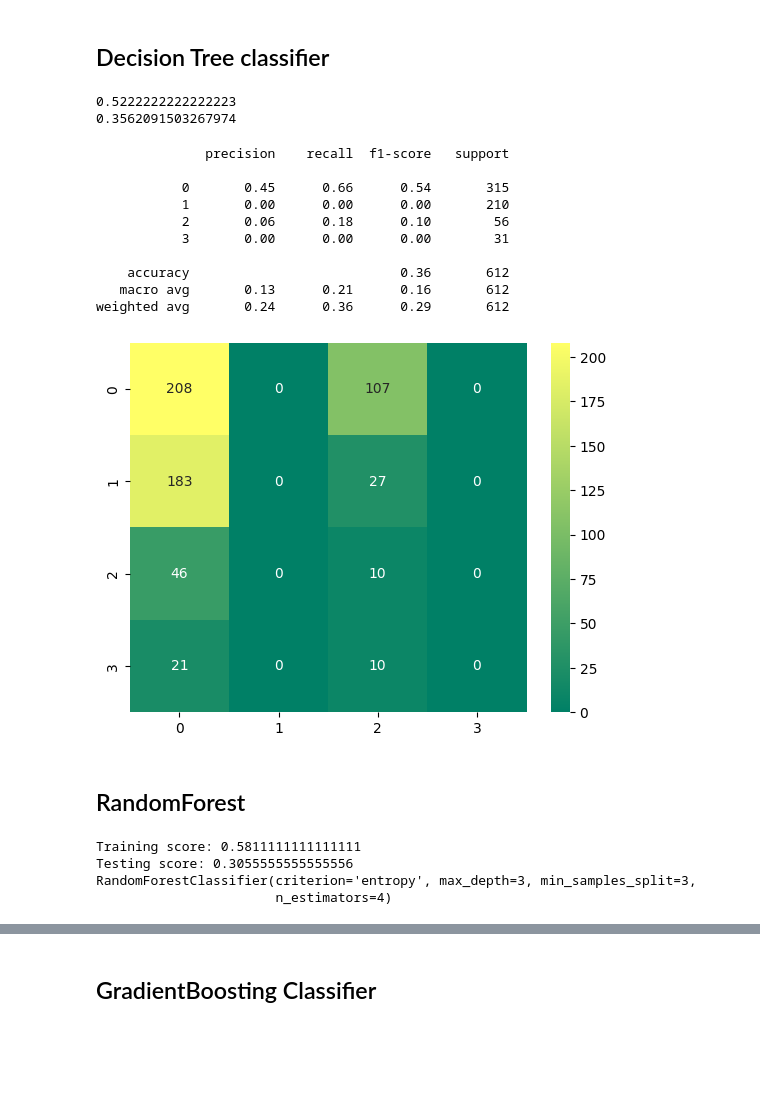
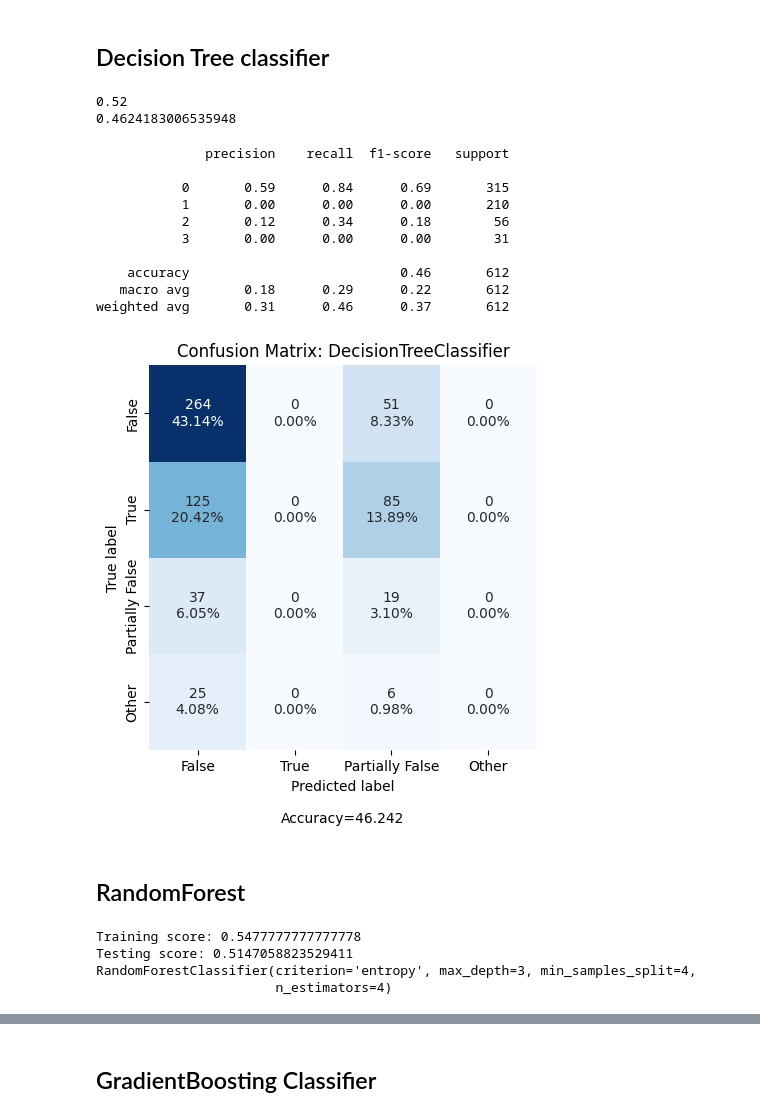
Before and after one commit to cgurkan/fake-news, a Jupyter notebook: FakeNewsPreprocess.ipynb, the cells around one changed output, grey strips where cells are left out. Drawn from its saved outputs; the diff is of its cells as text; code cells hidden in the pictures; blank space fills up the shorter version.

```diff
--- a/FakeNewsPreprocess.ipynb
+++ b/FakeNewsPreprocess.ipynb
@@ -99,4 +99,4 @@ cleaned_df = text_preprocessing(df_train, "news")
 # %%
 cleaned_df_test = text_preprocessing(df_test, "news")
 # %%
-cleaned_df['num_words'] = cleaned_df['news'].apply(lambda x: len(x.split()))
+#cleaned_df['num_words'] = cleaned_df['news'].apply(lambda x: len(x.split()))
@@ -193,7 +132,7 @@ X_train.shape, X_test.shape
 # %% [output]
 ((900,), (612,))
 # %%
-vectorizer = TfidfVectorizer(min_df=50,max_features=10000)
+vectorizer = TfidfVectorizer()
 vector =  vectorizer.fit_transform(X_train)
 x_train=vector.toarray()
 
@@ -206,10 +255,7 @@ x_test = selector.fit_transform(x_test, y_test)
 # %% [markdown]
 ## NaiveBayes
 # %%
-nb = GaussianNB()
-nb2 = BernoulliNB()
-nb3 = MultinomialNB()
-VotingClassifiers = VotingClassifier(estimators=[('GaussianNB', nb),('BernoulliNB',nb2), ('MultinomialNB', nb3)], voting = 'soft')
-VotingClassifiers.fit(x_train, y_train)
-VotingClassifiers.score(x_train,y_train),VotingClassifiers.score(x_test,y_test)
+mnb = MultinomialNB()
+mnb.fit(x_train, y_train)
+mnb.score(x_train,y_train),mnb.score(x_test,y_test)
 # %% [output]
@@ -238,0 +263,11 @@ weighted avg       0.31      0.24      0.26       612
+# %%
+y_pred=mnb.predict(x_test)
+print(classification_report(y_test,y_pred))
+labels = ['True Neg','False Pos','False Neg','True Pos']
+categories = ['False','True', 'Partially False', 'Other']
+#sns.heatmap(confusion_matrix(y_act,y_pred),annot=True,cmap='Spectral', fmt='g')
+cf_matrix_1 = confusion_matrix(y_test, y_pred)
+make_confusion_matrix(cf_matrix_1,
+                      group_names=labels,
+                      categories=categories,
+                      cmap='Blues',figsize=(5,5),cbar=False, title='Confusion Matrix: MultinomialNB')
@@ -244,26 +291,30 @@ model2.fit(x_train, y_train)
 print(model2.score(x_train, y_train))
 print(model2.score(x_test,y_test))
 # %% [output]
-0.5222222222222223
-0.3562091503267974
+0.52
+0.4624183006535948
 # %%
 #confusion matrix and classification report
-y_act=y_test
 y_pred=model2.predict(x_test)
-sns.heatmap(confusion_matrix(y_act,y_pred),annot=True,cmap='summer', fmt='g')
-print(classification_report(y_act,y_pred))
+print(classification_report(y_test, y_pred))
+cf_matrix_2 = confusion_matrix(y_test, y_pred)
+#sns.heatmap(confusion_matrix(y_test,y_pred),annot=True,cmap='summer', fmt='g')
+make_confusion_matrix(cf_matrix_2,
+                      group_names=labels,
+                      categories=categories,
+                      cmap='Blues',figsize=(5,5),cbar=False, title='Confusion Matrix: DecisionTreeClassifier')
 # %% [output]
               precision    recall  f1-score   support
 
-           0       0.45      0.66      0.54       315
+           0       0.59      0.84      0.69       315
            1       0.00      0.00      0.00       210
-           2       0.06      0.18      0.10        56
+           2       0.12      0.34      0.18        56
            3       0.00      0.00      0.00        31
 
-    accuracy                           0.36       612
-   macro avg       0.13      0.21      0.16       612
-weighted avg       0.24      0.36      0.29       612
+    accuracy                           0.46       612
+   macro avg       0.18      0.29      0.22       612
+weighted avg       0.31      0.46      0.37       612
-[figure, old version]
+[figure, new version]
 # %% [markdown]
 ## RandomForest
 # %%
@@ -274,9 +325,9 @@ print('Training score:',classifiers.score(x_train, y_train))
 print('Testing score:',classifiers.score(x_test,y_test))
 print(classifiers.best_estimator_)
 # %% [output]
-Training score: 0.5811111111111111
-Testing score: 0.3055555555555556
-RandomForestClassifier(criterion='entropy', max_depth=3, min_samples_split=3,
+Training score: 0.5477777777777778
+Testing score: 0.5147058823529411
+RandomForestClassifier(criterion='entropy', max_depth=3, min_samples_split=4,
                        n_estimators=4)
 # %%
 #confusion matrix and classification report
```
Also changed, not shown: parts of 37 cells of this notebook.
